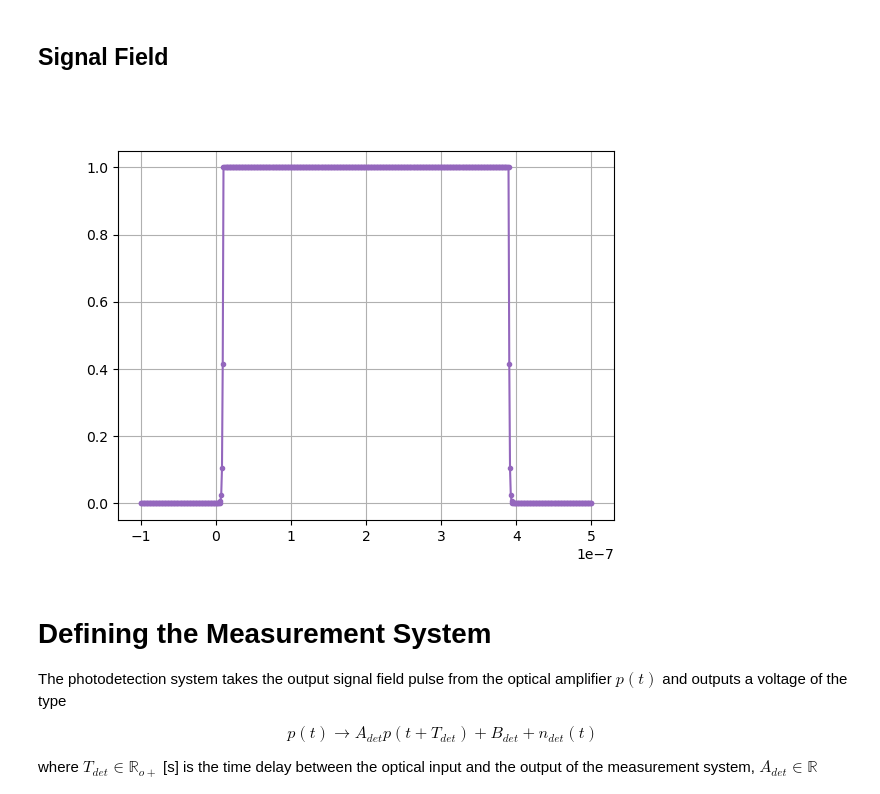
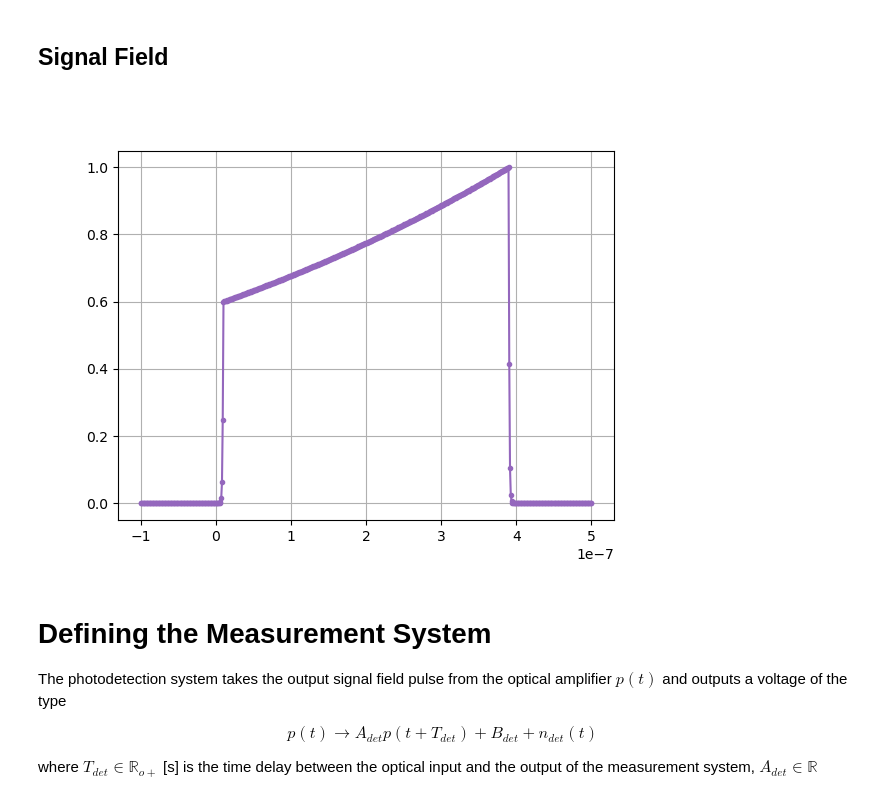
Before and after one commit to Jiedz/Iaji, a Jupyter notebook: Iaji/Physics/Experiment/Optics/Nonlinear/Simulations/simulation_pEDFA_pulse-shape-optimization_gradient-descent.ipynb, the cells around one changed output. Cells and saved outputs as stored; diff of their text form; code cells hidden in the pictures.

```diff
--- a/Iaji/Physics/Experiment/Optics/Nonlinear/Simulations/simulation_pEDFA_pulse-shape-optimization_gradient-descent.ipynb
+++ b/Iaji/Physics/Experiment/Optics/Nonlinear/Simulations/simulation_pEDFA_pulse-shape-optimization_gradient-descent.ipynb
@@ -140,17 +144,17 @@ input_peak_power = 300e-3 #[W]
 # %%
 # Initial pulse shape
 input_start = 0 #pulse start time [s]
 input_stop = 400e-9 #pulse stop time [s]
 input_rise = 10e-9
 input_fall = input_rise
 
 input_pulse = Pulse()
 input_pulse.symbolic.numeric_evaluation_module = "sympy"
 input_pulse.set_shape_standard(start=input_start, stop=input_stop, window_type="exp", peak_type="exp",\
-                     rise=input_rise, fall=input_fall, initial_level=1, final_level=1)
+                     rise=input_rise, fall=input_fall, initial_level=0.6, final_level=1)
 axis_input_pulse = input_pulse.plot(input_start-100e-9, input_stop+100e-9, fs=1/ts)
 # %% [output]
-[figure, old version]
+[figure, new version]
 # %% [markdown]
 # Defining the Measurement System
 
```
Also changed, not shown: parts of 16 cells of this notebook, 1 other file.
